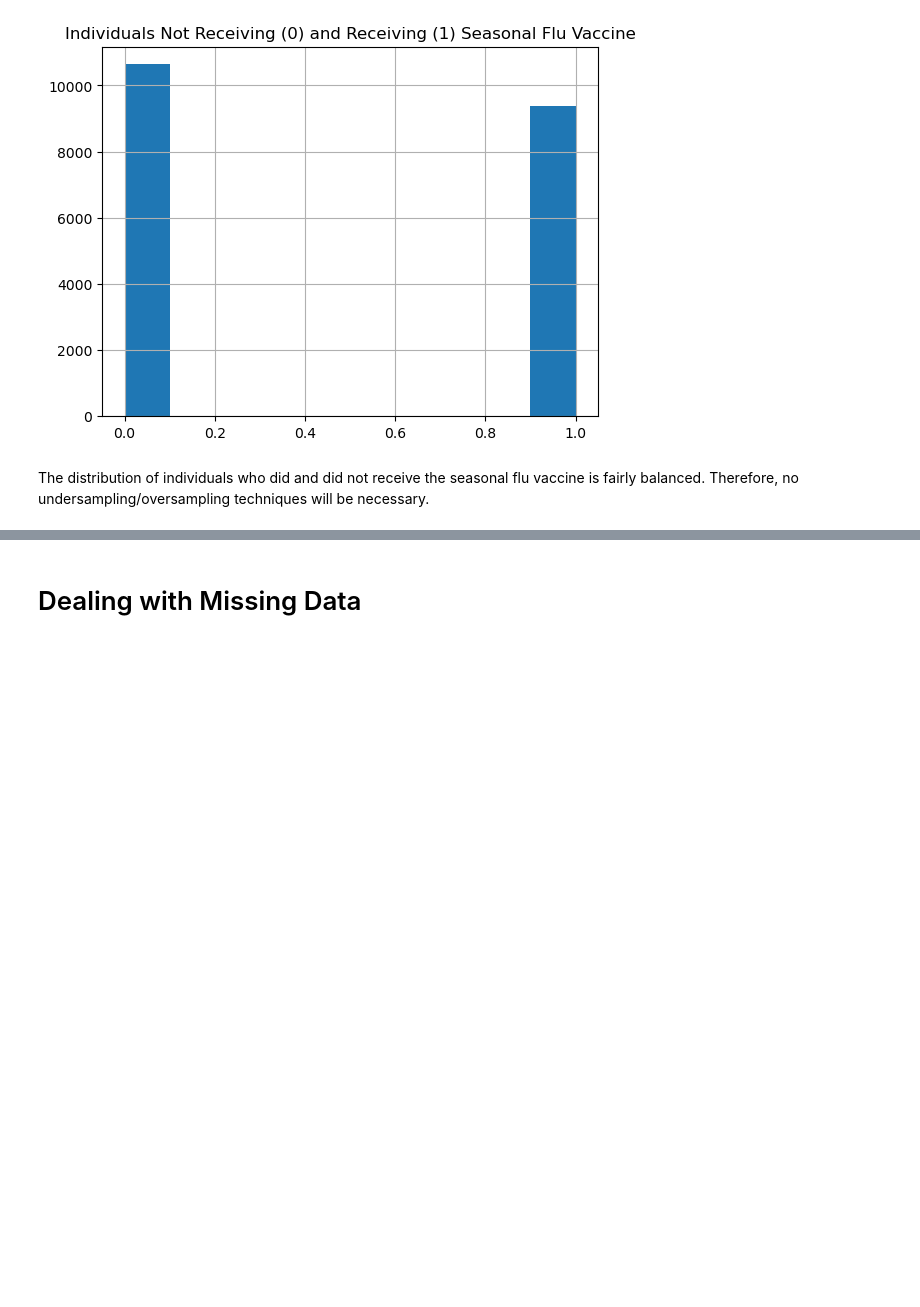
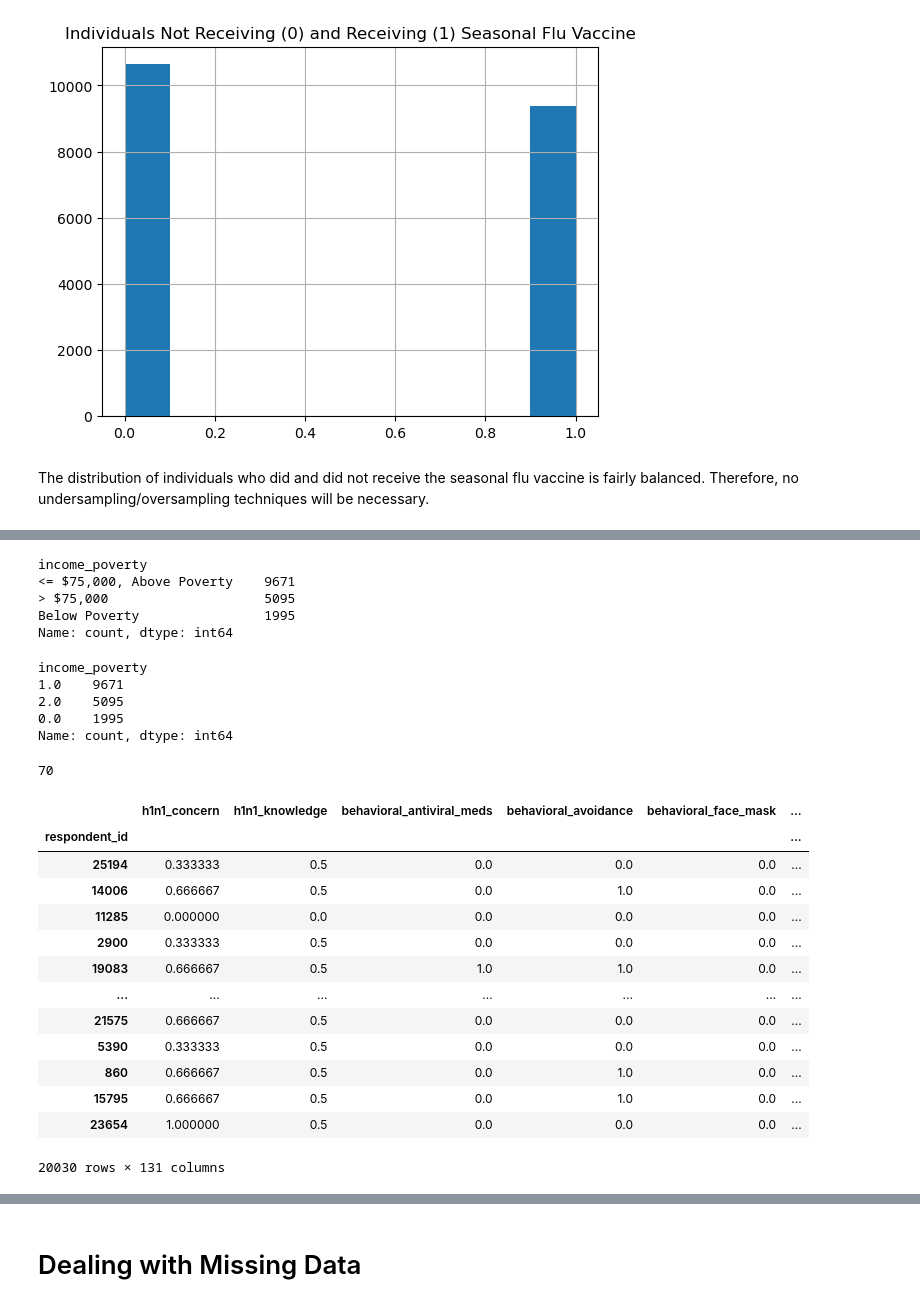
Before and after one commit to ccsurratt/seasonal_flu_vaccine_model, a Jupyter notebook: seasonal_flu_vaccine_predictive_model.ipynb, the cells around one changed output, grey strips where cells are left out. Cells and saved outputs as stored; diff of their text form; code cells hidden in the pictures; blank space fills up the shorter version.

```diff
--- a/seasonal_flu_vaccine_predictive_model.ipynb
+++ b/seasonal_flu_vaccine_predictive_model.ipynb
@@ -122,0 +211,8 @@ The distribution of individuals who did and did not receive the seasonal flu vac
+# %%
+X_train['income_poverty'].value_counts()
+# %% [output]
+income_poverty
+<= $75,000, Above Poverty    9671
+> $75,000                    5095
+Below Poverty                1995
+Name: count, dtype: int64
@@ -122,0 +225,12 @@ The distribution of individuals who did and did not receive the seasonal flu vac
+# %%
+X_train['income_poverty'].value_counts()
+# %% [output]
+income_poverty
+1.0    9671
+2.0    5095
+0.0    1995
+Name: count, dtype: int64
+# %%
+len(X_train.columns)
+# %% [output]
+70
@@ -122,0 +284,17 @@ The distribution of individuals who did and did not receive the seasonal flu vac
+# %%
+X_train
+# %% [output]
+|  | h1n1_concern | h1n1_knowledge | behavioral_antiviral_meds | behavioral_avoidance | behavioral_face_mask | ... |
+| respondent_id |  |  |  |  |  | ... |
+| 25194 | 0.333333 | 0.5 | 0.0 | 0.0 | 0.0 | ... |
+| 14006 | 0.666667 | 0.5 | 0.0 | 1.0 | 0.0 | ... |
+| 11285 | 0.000000 | 0.0 | 0.0 | 0.0 | 0.0 | ... |
+| 2900 | 0.333333 | 0.5 | 0.0 | 0.0 | 0.0 | ... |
+| 19083 | 0.666667 | 0.5 | 1.0 | 1.0 | 0.0 | ... |
+| ... | ... | ... | ... | ... | ... | ... |
+| 21575 | 0.666667 | 0.5 | 0.0 | 0.0 | 0.0 | ... |
+| 5390 | 0.333333 | 0.5 | 0.0 | 0.0 | 0.0 | ... |
+| 860 | 0.666667 | 0.5 | 0.0 | 1.0 | 0.0 | ... |
+| 15795 | 0.666667 | 0.5 | 0.0 | 1.0 | 0.0 | ... |
+| 23654 | 1.000000 | 0.5 | 0.0 | 0.0 | 0.0 | ... |
+20030 rows × 131 columns
```
Also changed, not shown: parts of 68 cells of this notebook.
